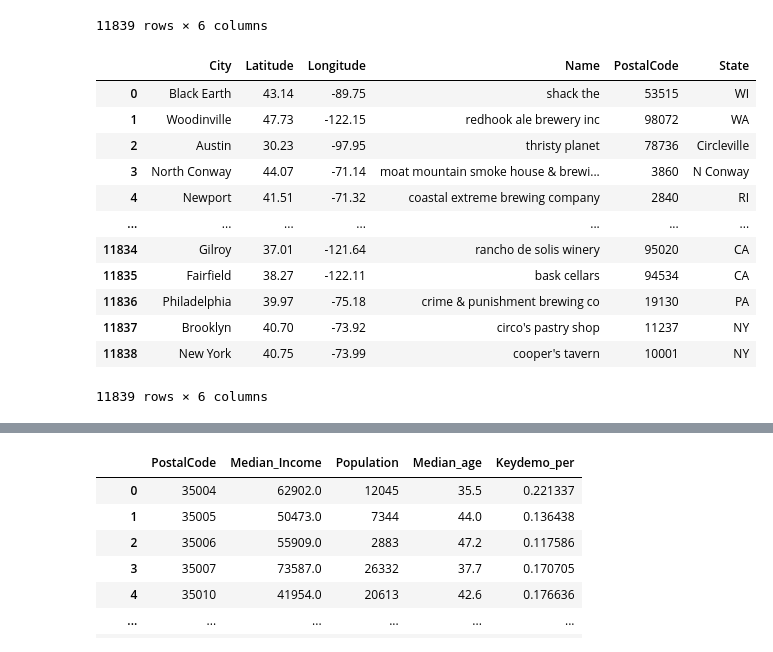
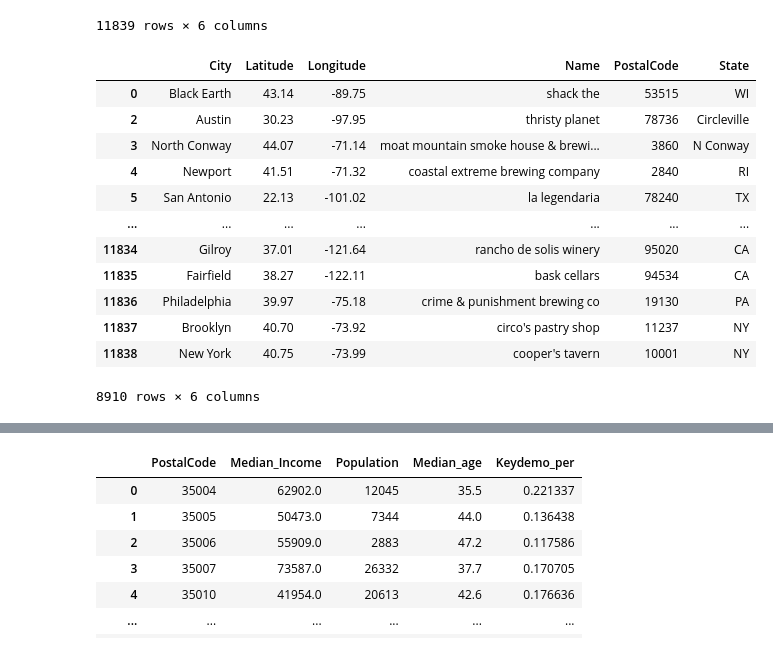
Before and after one commit to kcharlesr/brewBuds_project2, a Jupyter notebook: Brew_DataBase.ipynb, the cells around one changed output, grey strips where cells are left out. Drawn from its saved outputs; the diff is of its cells as text; code cells hidden in the pictures.

Commit message:
duplicate_brew

```diff
--- a/Brew_DataBase.ipynb
+++ b/Brew_DataBase.ipynb
@@ -221,21 +221,23 @@ brewery_df
 | 11838 | New York | 40.75 | -73.99 | cooper's tavern | 10001 | NY |
 11839 rows × 6 columns
 # %%
+brewery_df.drop_duplicates(subset ='Name',
+                     keep = False, inplace = True)
 brewery_df
 # %% [output]
 |  | City | Latitude | Longitude | Name | PostalCode | State |
 | 0 | Black Earth | 43.14 | -89.75 | shack the | 53515 | WI |
-| 1 | Woodinville | 47.73 | -122.15 | redhook ale brewery inc | 98072 | WA |
 | 2 | Austin | 30.23 | -97.95 | thristy planet | 78736 | Circleville |
 | 3 | North Conway | 44.07 | -71.14 | moat mountain smoke house & brewi... | 3860 | N Conway |
 | 4 | Newport | 41.51 | -71.32 | coastal extreme brewing company | 2840 | RI |
+| 5 | San Antonio | 22.13 | -101.02 | la legendaria | 78240 | TX |
 | ... | ... | ... | ... | ... | ... | ... |
 | 11834 | Gilroy | 37.01 | -121.64 | rancho de solis winery | 95020 | CA |
 | 11835 | Fairfield | 38.27 | -122.11 | bask cellars | 94534 | CA |
 | 11836 | Philadelphia | 39.97 | -75.18 | crime & punishment brewing co | 19130 | PA |
 | 11837 | Brooklyn | 40.70 | -73.92 | circo's pastry shop | 11237 | NY |
 | 11838 | New York | 40.75 | -73.99 | cooper's tavern | 10001 | NY |
-11839 rows × 6 columns
+8910 rows × 6 columns
 # %%
 brewery_df.to_csv('breweries_data/brewery_clean.csv', index=True)
 # %%
```
Also changed, not shown: parts of 1 cell of this notebook, 5 other files.
